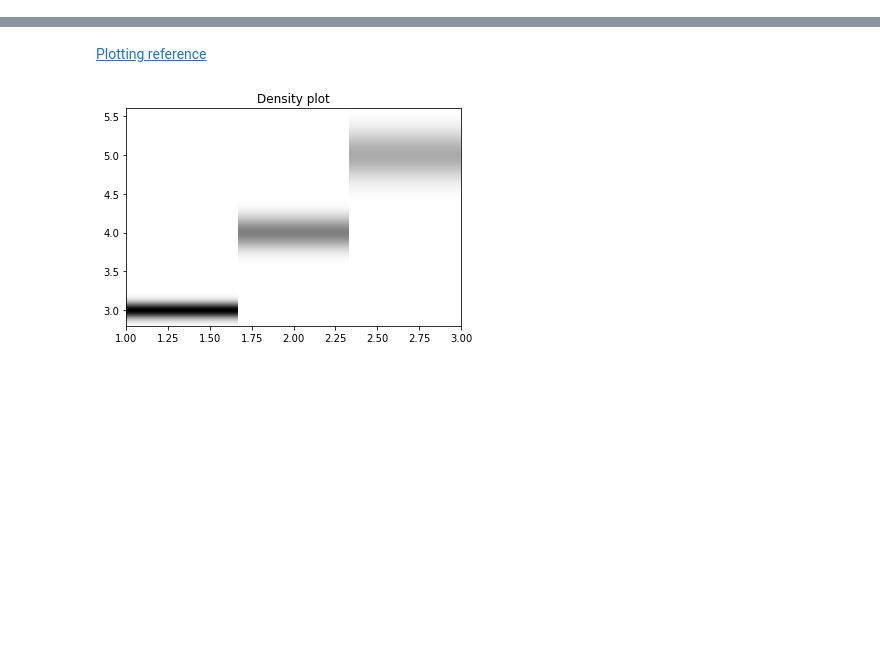
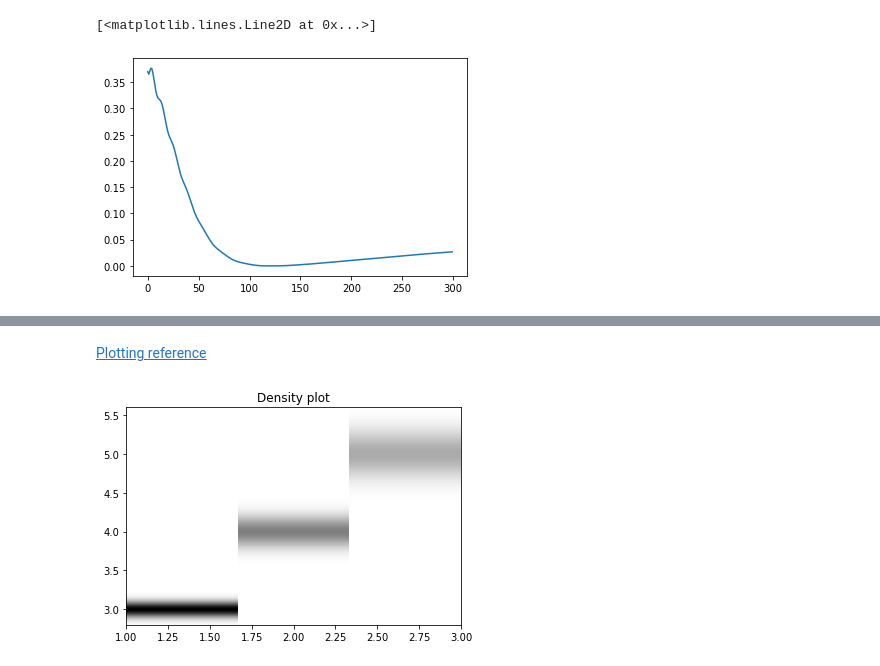
Before and after one commit to GeorgeLiang3/repository1, a Jupyter notebook: Banana/Rosenbrock.ipynb, the cells around one changed output, grey strips where cells are left out. Drawn from its saved outputs; the diff is of its cells as text; code cells hidden in the pictures; blank space fills up the shorter version.

```diff
--- a/Banana/Rosenbrock.ipynb
+++ b/Banana/Rosenbrock.ipynb
@@ -15,0 +29,26 @@ Do not pass `graph_parents`.  They will  no longer be used.
+# %%
+# Function for printing
+def loss(mu):
+    lost =  negative_log_posterior(mu)
+    return lost
+
+# Function for tensorflow optimizer
+def loss_minimize():
+    lost =  negative_log_posterior(mu)
+    return lost
+# %%
+Adam = tf.keras.optimizers.Adam(
+    learning_rate=0.03, beta_1=0.9, beta_2=0.999, epsilon=1e-08
+)
+cost_A = []
+mu_list = []
+mu = tf.Variable(mu_init)
+start = timeit.default_timer()
+
+for step in range(300):
+
+    Adam.minimize(loss_minimize, var_list=[mu])
+    cost_A.append(loss(mu).numpy())
+
+    mu_list.append(mu.numpy())
+end = timeit.default_timer()
@@ -15,0 +59,7 @@ Do not pass `graph_parents`.  They will  no longer be used.
+# %%
+Mu_array = np.array(mu_list)
+# %%
+plt.plot(Mu_array[:,0,1])
+# %% [output]
+[<matplotlib.lines.Line2D at 0x...>]
+[figure, added]
```
Also changed, not shown: parts of 21 cells of this notebook, 10 other files.
